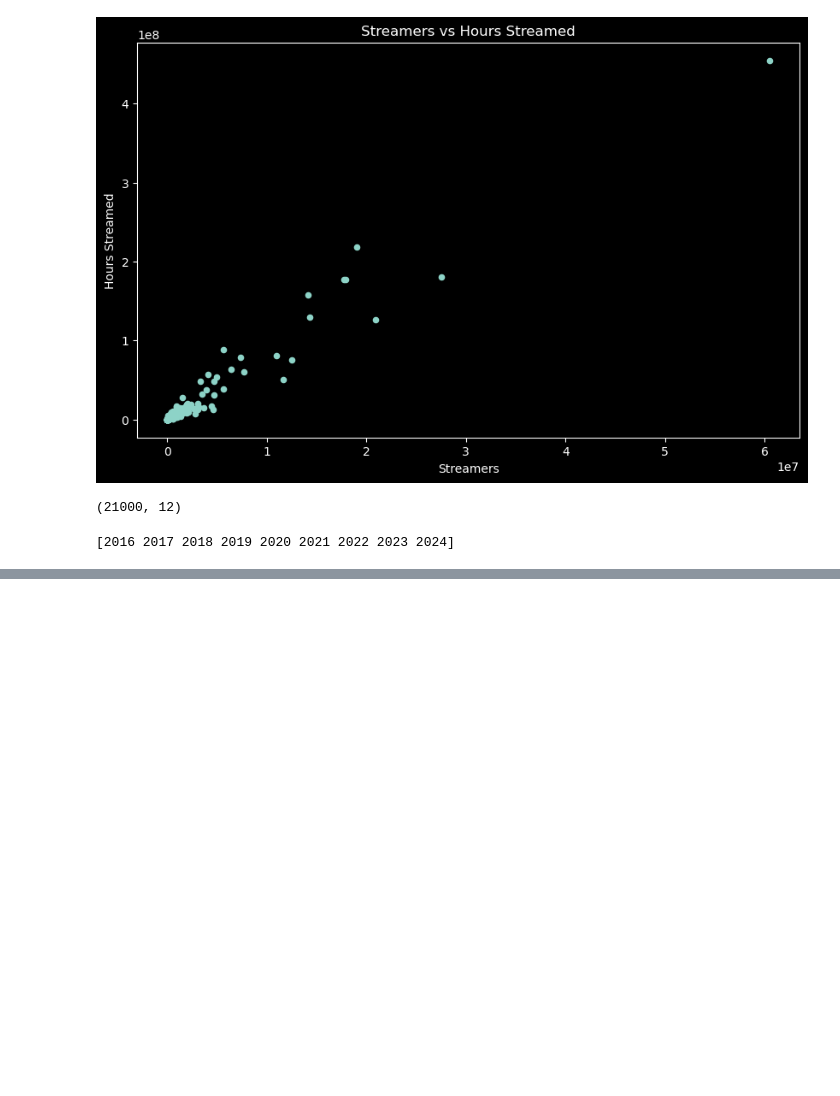
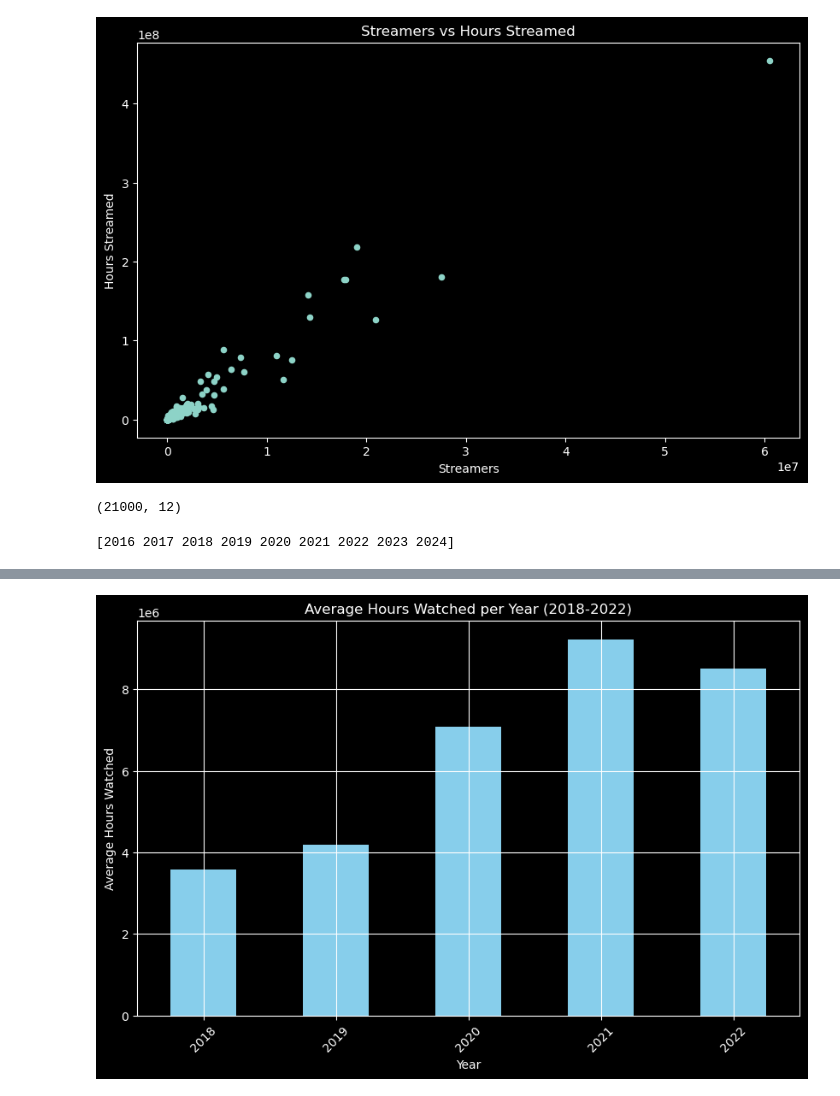
Before and after one commit to viki0401/GAME_GRID_project, a Jupyter notebook: notebooks/analysis_twitch.ipynb, the cells around one changed output, grey strips where cells are left out. Saved outputs shown, nothing was run; the diff lists cells and outputs as text; code cells hidden in the pictures; blank space fills up the shorter version.

```diff
--- a/notebooks/analysis_twitch.ipynb
+++ b/notebooks/analysis_twitch.ipynb
@@ -136,0 +204,18 @@ print(df['Year'].unique())
+# %%
+
+
+
+avg_watch_time_per_year = df_filtered.groupby('Year')['Hours_watched'].mean()
+
+# Plot the average watch time per year
+avg_watch_time_per_year.plot(kind='bar', figsize=(10, 6), color='skyblue')
+
+# Set plot title and labels
+plt.title('Average Hours Watched per Year (2018-2022)')
+plt.xlabel('Year')
+plt.ylabel('Average Hours Watched')
+plt.xticks(rotation=45)
+plt.grid(True)
+plt.show()
+# %% [output]
+[figure, added]
```
Also changed, not shown: parts of 10 cells of this notebook, 10 other files.
